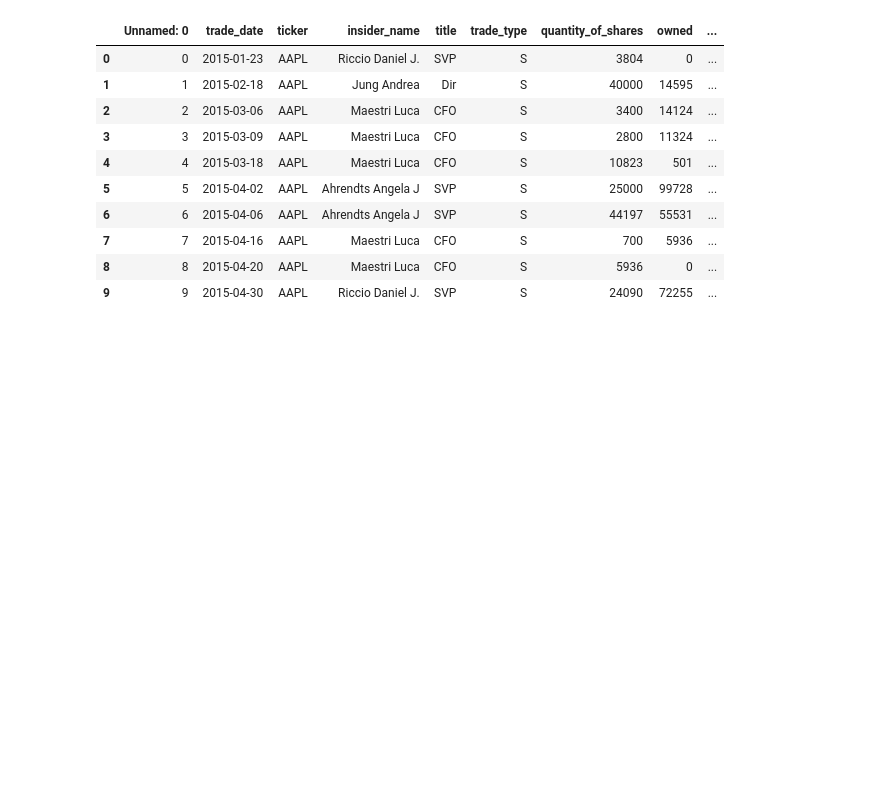
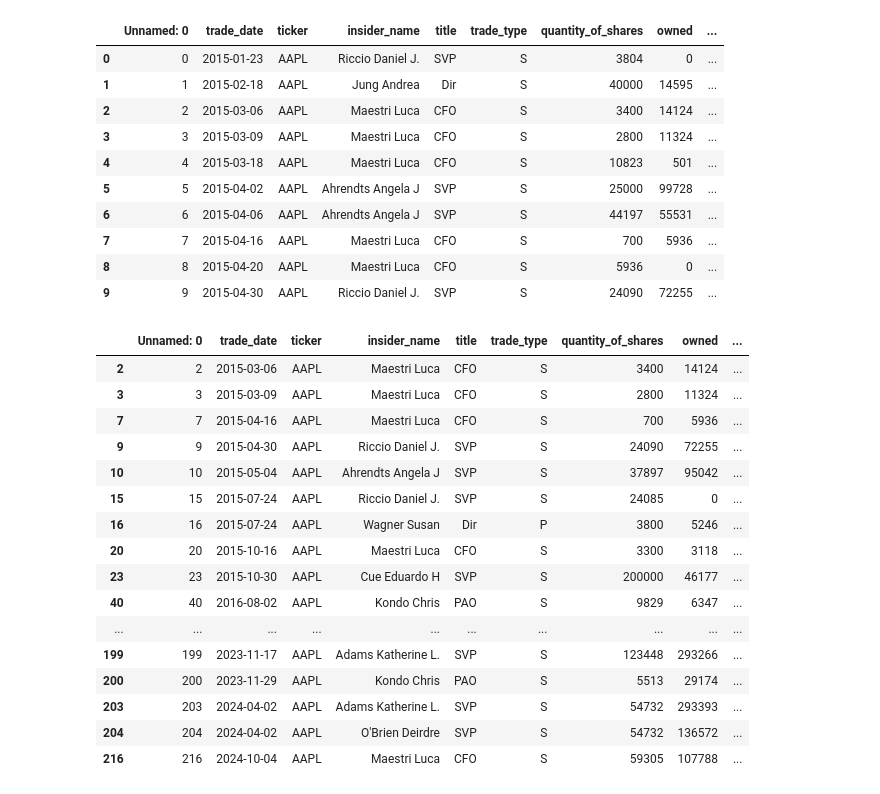
Before and after one commit to santiusfq2341/Insider_trading_price_AAPL, a Jupyter notebook: Notebooks/feature_engineering.ipynb, the cells around one changed output. Saved outputs shown, nothing was run; the diff lists cells and outputs as text; code cells hidden in the pictures; blank space fills up the shorter version.

```diff
--- a/Notebooks/feature_engineering.ipynb
+++ b/Notebooks/feature_engineering.ipynb
@@ -59,9 +59,9 @@ fct_precios_insiders_AAPL
 | 220 | 220 | 2025-02-03 | AAPL | Levinson Arthur D | Dir | S | 1516 | 4215576 | ... |
 221 rows × 13 columns
 # %%
-# crear una nueva columna para determinar si el insider ha vendido o comprado en base al valor de la columna "delta_owned" mayor al 50% debe colocar 1 es venta significativa y 0 si no lo es
+# crear una nueva columna para determinar si el insider ha vendido o comprado en base al valor de la columna "delta_owned" mayor al 10% debe colocar 1 es venta significativa y 0 si no lo es
 
-fct_precios_insiders_AAPL['significant_transaction'] = np.where(fct_precios_insiders_AAPL['delta_owned'] > 60, 1, 0)
+fct_precios_insiders_AAPL['significant_transaction'] = np.where(fct_precios_insiders_AAPL['delta_owned'] >= 10, 1, 0)
 fct_precios_insiders_AAPL.head(10)
 # %% [output]
 |  | Unnamed: 0 | trade_date | ticker | insider_name | title | trade_type | quantity_of_shares | owned | ... |
@@ -75,3 +75,29 @@ fct_precios_insiders_AAPL.head(10)
 | 7 | 7 | 2015-04-16 | AAPL | Maestri Luca | CFO | S | 700 | 5936 | ... |
 | 8 | 8 | 2015-04-20 | AAPL | Maestri Luca | CFO | S | 5936 | 0 | ... |
 | 9 | 9 | 2015-04-30 | AAPL | Riccio Daniel J. | SVP | S | 24090 | 72255 | ... |
+# %%
+# quiero filtrar los datos que muestre los 1 en significant_transaction y los valores menores a 0 en movimiento
+
+filtered_data = fct_precios_insiders_AAPL[
+	(fct_precios_insiders_AAPL['significant_transaction'] == 1) &
+	(fct_precios_insiders_AAPL['movimiento'] < 0)
+]
+filtered_data
+# %% [output]
+|  | Unnamed: 0 | trade_date | ticker | insider_name | title | trade_type | quantity_of_shares | owned | ... |
+| 2 | 2 | 2015-03-06 | AAPL | Maestri Luca | CFO | S | 3400 | 14124 | ... |
+| 3 | 3 | 2015-03-09 | AAPL | Maestri Luca | CFO | S | 2800 | 11324 | ... |
+| 7 | 7 | 2015-04-16 | AAPL | Maestri Luca | CFO | S | 700 | 5936 | ... |
+| 9 | 9 | 2015-04-30 | AAPL | Riccio Daniel J. | SVP | S | 24090 | 72255 | ... |
+| 10 | 10 | 2015-05-04 | AAPL | Ahrendts Angela J | SVP | S | 37897 | 95042 | ... |
+| 15 | 15 | 2015-07-24 | AAPL | Riccio Daniel J. | SVP | S | 24085 | 0 | ... |
+| 16 | 16 | 2015-07-24 | AAPL | Wagner Susan | Dir | P | 3800 | 5246 | ... |
+| 20 | 20 | 2015-10-16 | AAPL | Maestri Luca | CFO | S | 3300 | 3118 | ... |
+| 23 | 23 | 2015-10-30 | AAPL | Cue Eduardo H | SVP | S | 200000 | 46177 | ... |
+| 40 | 40 | 2016-08-02 | AAPL | Kondo Chris | PAO | S | 9829 | 6347 | ... |
+| ... | ... | ... | ... | ... | ... | ... | ... | ... | ... |
+| 199 | 199 | 2023-11-17 | AAPL | Adams Katherine L. | SVP | S | 123448 | 293266 | ... |
+| 200 | 200 | 2023-11-29 | AAPL | Kondo Chris | PAO | S | 5513 | 29174 | ... |
+| 203 | 203 | 2024-04-02 | AAPL | Adams Katherine L. | SVP | S | 54732 | 293393 | ... |
+| 204 | 204 | 2024-04-02 | AAPL | O'Brien Deirdre | SVP | S | 54732 | 136572 | ... |
+| 216 | 216 | 2024-10-04 | AAPL | Maestri Luca | CFO | S | 59305 | 107788 | ... |
```
Also changed, not shown: parts of 7 cells of this notebook, 3 other files.
